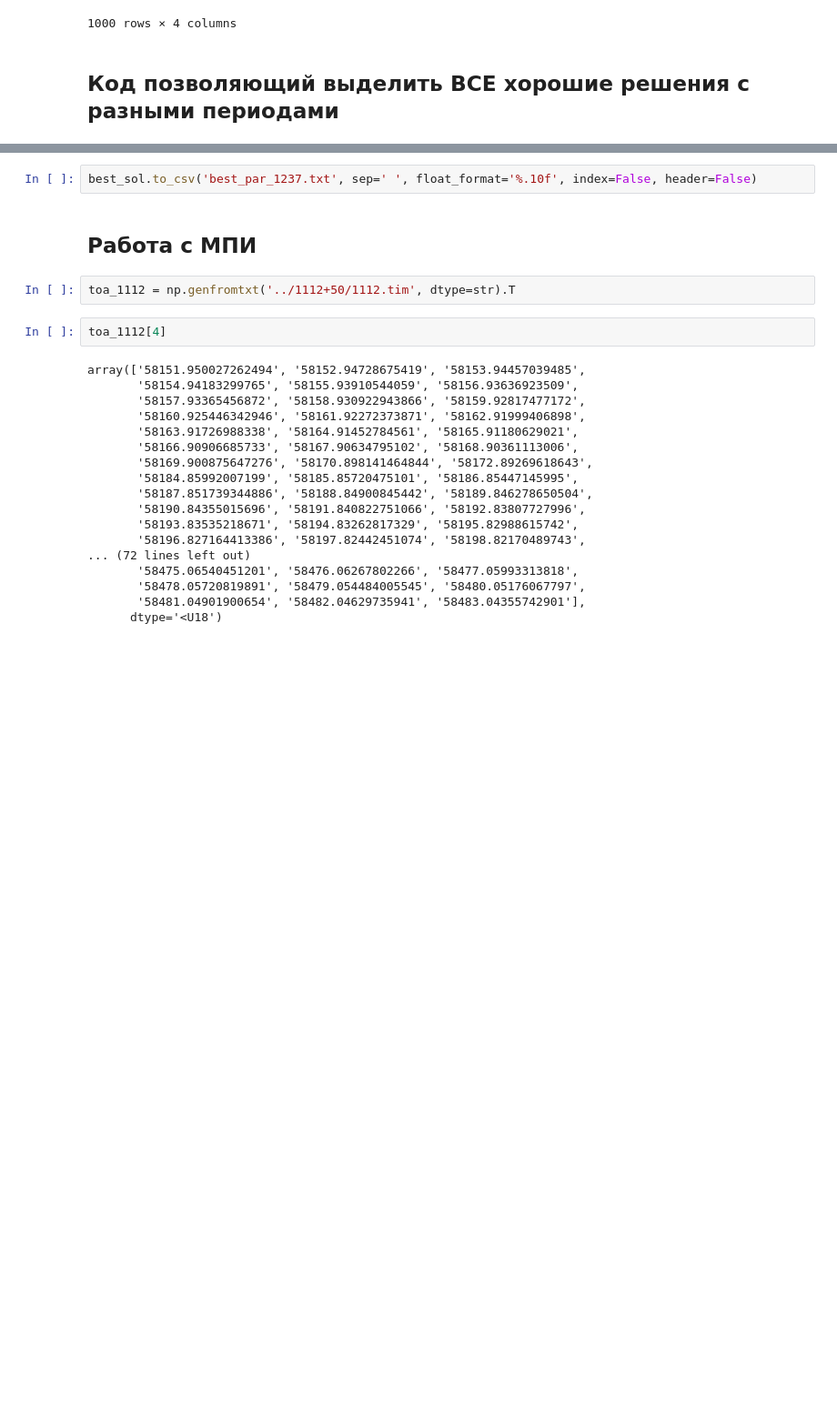
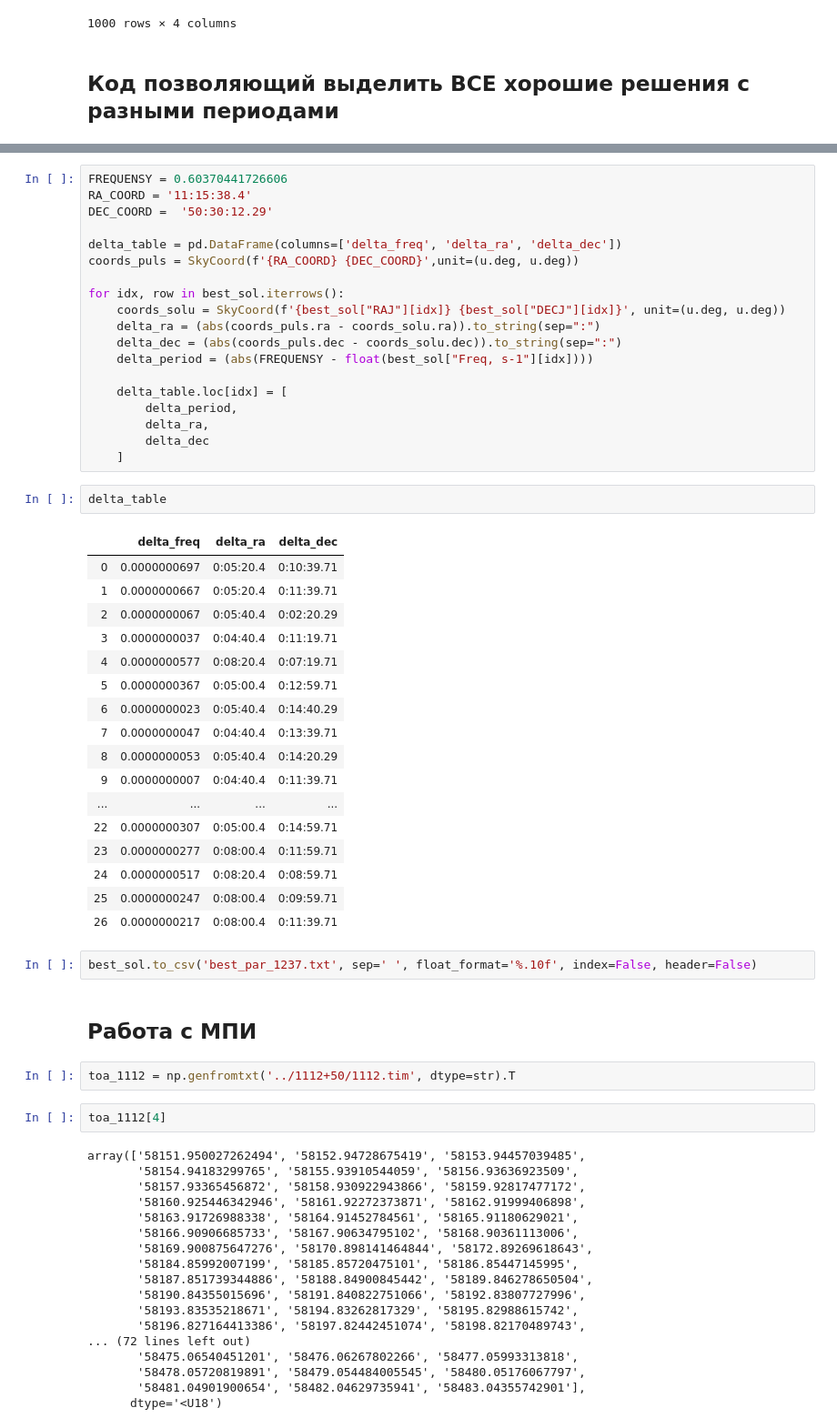
Before and after one commit to KazAndr/temporunner, a Jupyter notebook: read_results.ipynb, the cells around one changed output, grey strips where cells are left out. Shown: that part at 91% size. Cells and saved outputs as stored; diff of their text form; blank space fills up the shorter version.

```diff
--- a/read_results.ipynb
+++ b/read_results.ipynb
@@ -291,3 +301,42 @@ best_sol
+# %%
+FREQUENSY = 0.60370441726606
+RA_COORD = '11:15:38.4'
+DEC_COORD =  '50:30:12.29'
+
+delta_table = pd.DataFrame(columns=['delta_freq', 'delta_ra', 'delta_dec'])
+coords_puls = SkyCoord(f'{RA_COORD} {DEC_COORD}',unit=(u.deg, u.deg))
+
+for idx, row in best_sol.iterrows():
+    coords_solu = SkyCoord(f'{best_sol["RAJ"][idx]} {best_sol["DECJ"][idx]}', unit=(u.deg, u.deg))
+    delta_ra = (abs(coords_puls.ra - coords_solu.ra)).to_string(sep=":")
+    delta_dec = (abs(coords_puls.dec - coords_solu.dec)).to_string(sep=":")
+    delta_period = (abs(FREQUENSY - float(best_sol["Freq, s-1"][idx])))
+
+    delta_table.loc[idx] = [
+        delta_period,
+        delta_ra,
+        delta_dec
+    ]
+# %%
+delta_table
+# %% [output]
+|  | delta_freq | delta_ra | delta_dec |
+| 0 | 0.0000000697 | 0:05:20.4 | 0:10:39.71 |
+| 1 | 0.0000000667 | 0:05:20.4 | 0:11:39.71 |
+| 2 | 0.0000000067 | 0:05:40.4 | 0:02:20.29 |
+| 3 | 0.0000000037 | 0:04:40.4 | 0:11:19.71 |
+| 4 | 0.0000000577 | 0:08:20.4 | 0:07:19.71 |
+| 5 | 0.0000000367 | 0:05:00.4 | 0:12:59.71 |
+| 6 | 0.0000000023 | 0:05:40.4 | 0:14:40.29 |
+| 7 | 0.0000000047 | 0:04:40.4 | 0:13:39.71 |
+| 8 | 0.0000000053 | 0:05:40.4 | 0:14:20.29 |
+| 9 | 0.0000000007 | 0:04:40.4 | 0:11:39.71 |
+| ... | ... | ... | ... |
+| 22 | 0.0000000307 | 0:05:00.4 | 0:14:59.71 |
+| 23 | 0.0000000277 | 0:08:00.4 | 0:11:59.71 |
+| 24 | 0.0000000517 | 0:08:20.4 | 0:08:59.71 |
+| 25 | 0.0000000247 | 0:08:00.4 | 0:09:59.71 |
+| 26 | 0.0000000217 | 0:08:00.4 | 0:11:39.71 |
 # %%
 best_sol.to_csv('best_par_1237.txt', sep=' ', float_format='%.10f', index=False, header=False)
 # %% [markdown]
```
Also changed, not shown: parts of 7 cells of this notebook.
